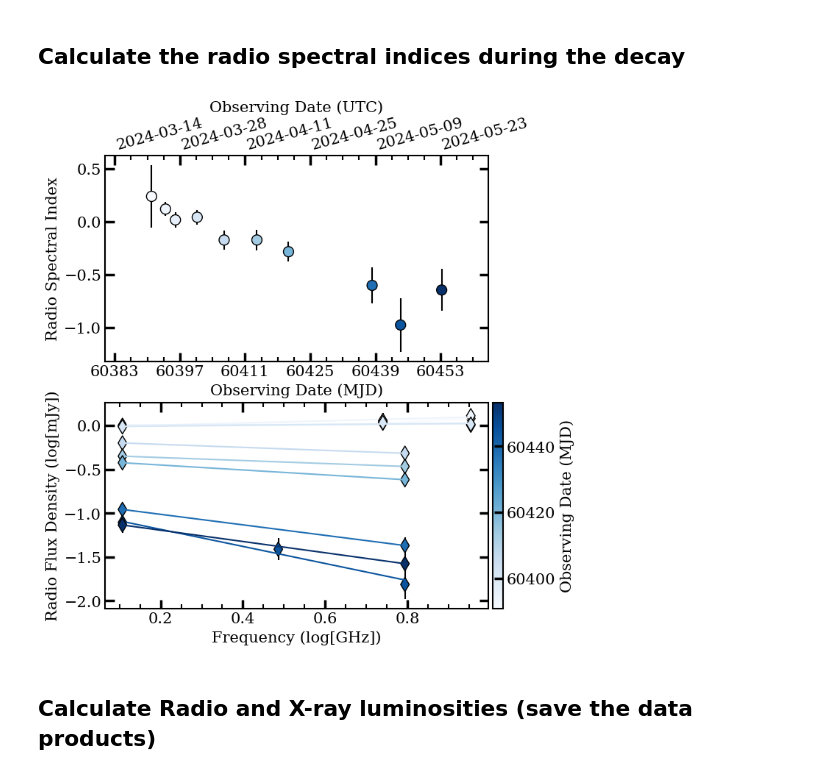
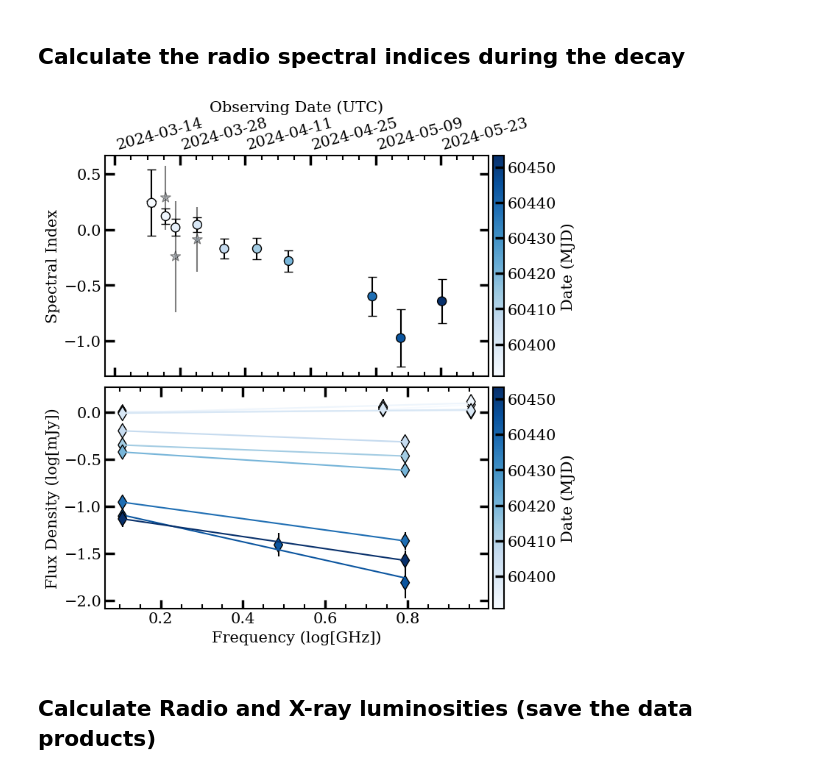
Before and after one commit to AKHughes1994/SwJ1727_2023_Outburst, a Jupyter notebook: RadioXrayCorrelation/SWJ1717_LRLX_Notebook.ipynb, the cells around one changed output. Saved outputs shown, nothing was run; the diff lists cells and outputs as text; code cells hidden in the pictures.

```diff
--- a/RadioXrayCorrelation/SWJ1717_LRLX_Notebook.ipynb
+++ b/RadioXrayCorrelation/SWJ1717_LRLX_Notebook.ipynb
@@ -1081,8 +1099,13 @@ alpha_decay_mjd = np.array([])
 alpha_decay     = np.array([])
 alpha_decay_err = np.array([])
 
+# Atca only values for comparison
+atca_mjd = np.array([])
+atca_alpha = np.array([])
+atca_alpha_err = np.array([])
+
 # Initialize the figure
-fig, ax = plt.subplots(2, figsize = (8,8))
+fig, ax = plt.subplots(2, figsize = (8,8), gridspec_kw={'hspace': 0.05})
 ax = np.atleast_1d(ax)
 cm = mpl.colormaps['Blues']
 
@@ -1121,45 +1144,67 @@ for t, n in zip(times, counts):
         # Fit for the spectral indices and measure error from covariance
         fit, cov = curve_fit(linear, x, y, sigma = dy, absolute_sigma = True)
 
+        # If ATCA data is present (seem by having a frequency > 8.5 GHz), fit the ATCA data for comparison
+        if (working_data[-1, index] > 8.5).any():
+            atca_fit, atca_cov = curve_fit(linear, x[-2:], y[-2:], sigma = dy[-2:], absolute_sigma = True)
+            atca_mjd = np.append(atca_mjd, t)
+            atca_alpha = np.append(atca_alpha, atca_fit[0])
+            atca_alpha_err = np.append(atca_alpha_err, atca_cov[0,0] ** 0.5)
+
         # Append the spectral indices
         alpha_decay = np.append(alpha_decay, fit[0])
         alpha_decay_err = np.append(alpha_decay_err, cov[0,0] ** 0.5)
 
         # Plot the data
         cplt = ax[1].scatter(x, y, c = t * np.ones(x.size), zorder=10000, ec='k', cmap=cm, norm = 'linear', s = size, marker=sym, vmin=working_data[0].min(), vmax=working_data[0].max())
         ax[1].errorbar(x, y, dy, c = 'k', fmt = '.')
 
         # Plot the fit
         xmod = np.linspace(x.min(), x.max(), 3)
         ax[1].plot(xmod, fit[0] * xmod + fit[1], c = cplt.to_rgba(t), zorder=10000, ls='-')
 
 # Finialize plot
-fig.colorbar(cplt, ax=ax[1], label="Observing Date (MJD)", shrink = 1, pad = 0.01)
-ax[0].scatter(Time(alpha_decay_mjd,format='mjd').datetime, alpha_decay, marker = 'o', s = 100, ec = 'k', c = cplt.to_rgba(alpha_decay_mjd), zorder = 1000)
-ax[0].errorbar(Time(alpha_decay_mjd,format='mjd').datetime, alpha_decay, alpha_decay_err, fmt = '.', c = 'k')
-ax[0].set_ylabel('Radio Spectral Index')
-ax[1].set_ylabel('Radio Flux Density (log[mJy])')
+fig.colorbar(cplt, ax=ax[1], label="Date (MJD)", shrink = 1, pad = 0.01)
+fig.colorbar(cplt, ax=ax[0], label="Date (MJD)", shrink = 1, pad = 0.01)
+ax[0].scatter(Time(alpha_decay_mjd,format='mjd').datetime, alpha_decay, marker = 'o', s = 75, ec = 'k', c = cplt.to_rgba(alpha_decay_mjd), zorder = 1000)
+ax[0].errorbar(Time(alpha_decay_mjd,format='mjd').datetime, alpha_decay, alpha_decay_err, fmt = '.', c = 'k', capsize = 4)
+ax[0].set_ylabel('Spectral Index', fontsize = 15)
+ax[1].set_ylabel('Flux Density (log[mJy])', fontsize = 15)
 ax[1].set_xlabel('Frequency (log[GHz])')
 
+# Add the ATCA data to the plot
+ax[0].scatter(Time(atca_mjd,format='mjd').datetime, atca_alpha, marker = '*', s = 100, ec = 'k', c = cplt.to_rgba(atca_mjd), zorder = 100, alpha = 0.5)
+ax[0].errorbar(Time(atca_mjd,format='mjd').datetime, atca_alpha, atca_alpha_err, fmt = '.', c = 'k', alpha=0.5)
+
 # Formatting nonsense
-FormatAxis(np.array([ax[0]]), [alpha_decay_mjd[0], alpha_decay_mjd[-1]], interval= 14)
+ax[0].set_xlabel('Observing Date (UTC)', fontfamily='serif')
+ax[0].xaxis.set_major_locator(mdates.DayLocator(interval=14))
+ax[0].set_xlim(Time(alpha_decay_mjd[0] - 10, format='mjd').datetime,Time(alpha_decay_mjd[-1] + 10, format='mjd').datetime)
+ax[0].xaxis.set_label_position('top')
+xformatter = mdates.DateFormatter('%Y-%m-%d')
+plt.gcf().axes[0].xaxis.set_major_formatter(xformatter)
+ax[0].tick_params(axis='x', which='major',rotation=15, labeltop=True, labelbottom=False)
+xlabels = ax[0].get_xticklabels()
+ax[0].set_xticklabels(xlabels, rotation=15, ha='left')
+#FormatAxis(np.array([ax[0]]), [alpha_decay_mjd[0], alpha_decay_mjd[-1]], interval= 14)
+
 align_axis_x(ax[0], ax[1])
 plt.savefig('plots/Decay_spectral_index.pdf', bbox_inches="tight")
 plt.show()
 
 # Save the decay spectral indices into a text file
 decay_alpha = np.array([alpha_decay_mjd, alpha_decay, alpha_decay_err])
 np.savetxt('SWJ1717_Files/alpha_core_decay.txt', decay_alpha.T, header = 'Date (MJD), Spec. Index, Spec. Index Err')
 
 # Save the spectral (both rise and decay) into a single text file
 # Load rise alpha
 rise_alpha = np.genfromtxt('SWJ1717_Files/alpha_core_rise.txt', skip_header = 1).T
 
 # Concat. the arrays
 total_alpha = np.hstack((rise_alpha, decay_alpha))
 np.savetxt('SWJ1717_Files/alpha_core.txt', total_alpha.T, header = 'Date (MJD), Spec. Index, Spec. Index Err')
 # %% [output]
-[figure, old version]
+[figure, new version]
 # %% [markdown]
 ## Calculate Radio and X-ray luminosities (save the data products)
 # %%
```
Also changed, not shown: parts of 19 cells of this notebook, 23 other files.
